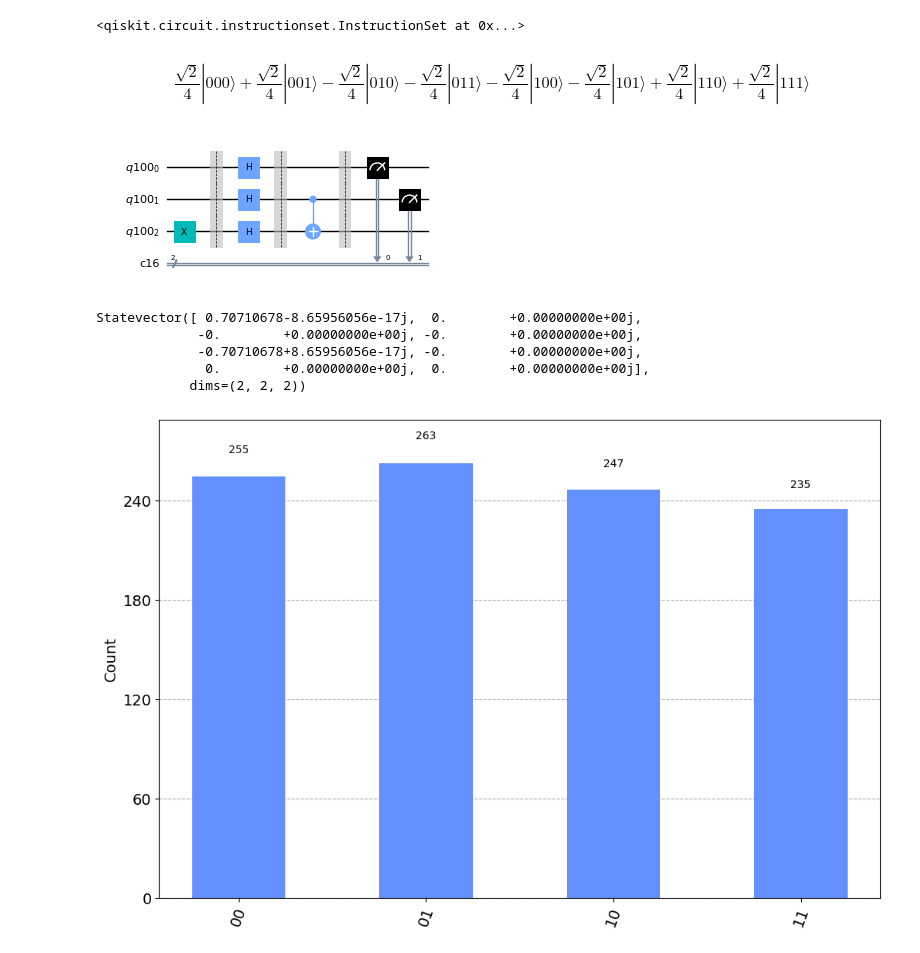
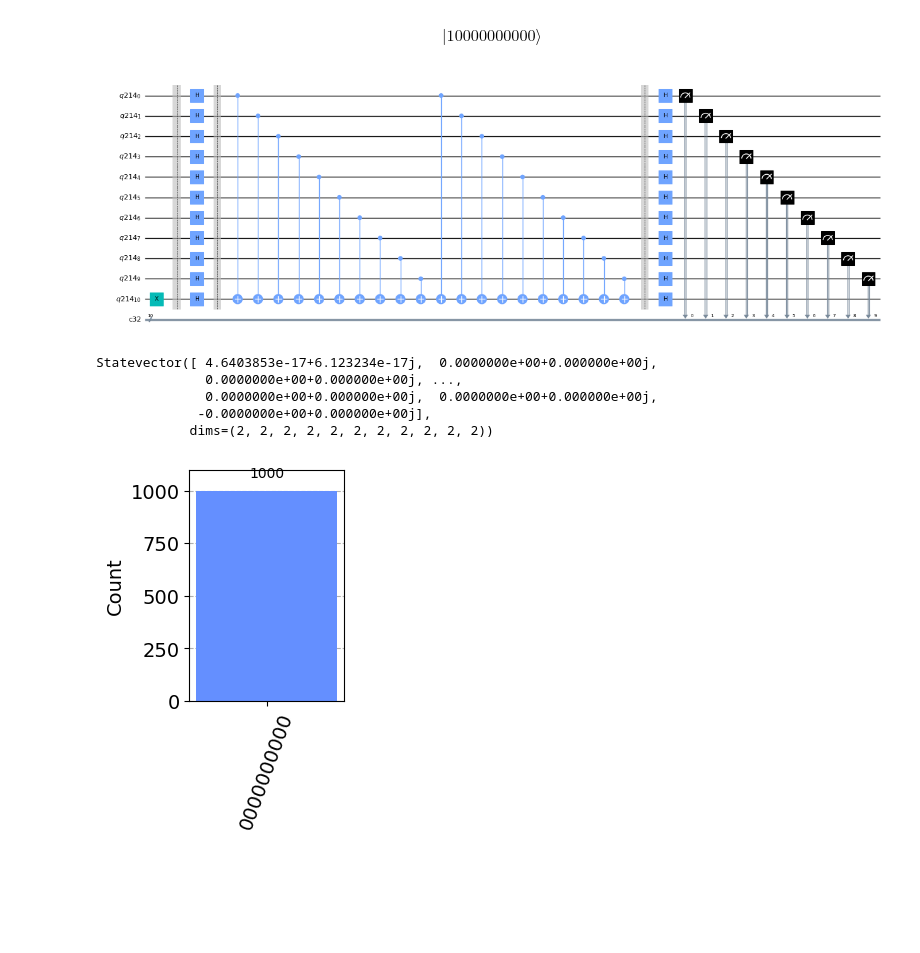
Before and after one commit to vadhri/quantum-notebook, a Jupyter notebook: qiskit/Quantum Algorithms/Deutsz-Josza /DJ-MultiQubit.ipynb, the cells around one changed output. Drawn from its saved outputs; the diff is of its cells as text; code cells hidden in the pictures; blank space fills up the shorter version.

```diff
--- a/qiskit/Quantum Algorithms/Deutsz-Josza /DJ-MultiQubit.ipynb
+++ b/qiskit/Quantum Algorithms/Deutsz-Josza /DJ-MultiQubit.ipynb
@@ -4,7 +8,7 @@ from qiskit.quantum_info import Statevector
 from qiskit.visualization import plot_histogram
 import numpy as np
 # %%
-N = 2
+N = 10
 
 QREG = QuantumRegister(N+1)
 CREG = ClassicalRegister(N)
@@ -19,39 +23,39 @@ for i in range(N+1):
 
 QC.barrier()
 
-# for i in range(N):
-#     QC.cx(i,N)
+oracleType = "constant"
+# oracleType = "balanced"
+oracleValue = 1
 
-oracleType = 1
-oracleValue = 1
-a = np.random.randint(1,2**N)
 
-if oracleType == 0:#If the oracleType is "0", the oracle returns oracleValue for all input.
+if oracleType == "constant":
     if oracleValue == 1:
-        QC.x(QREG[N])
+        for i in range(N):
+            QC.cx(i,N)
+        for i in range(N):
+            QC.cx(i,N)
     else:
-        QC.iden(QREG[N])
-else: # Otherwise, it returns the inner product of the input with a (non-zero bitstring)
+        QC.id(QREG[N])
+else:
     for i in range(N):
+        a = np.random.randint(1,2**N)
         if (a & (1 << i)):
             QC.cx(QREG[i], QREG[N])
 
 QC.barrier()
 
-# for i in range(N+1):
-#     QC.h(i)
+for i in range(N+1):
+    QC.h(i)
-# %% [output]
-<qiskit.circuit.instructionset.InstructionSet at 0x...>
 # %%
 state = Statevector(QC)
 state.draw(output="latex", )
 # %% [output]
-$$\frac{\sqrt{2}}{4} |000\rangle+\frac{\sqrt{2}}{4} |001\rangle- \frac{\sqrt{2}}{4} |010\rangle- \frac{\sqrt{2}}{4} |011\rangle- \frac{\sqrt{2}}{4} |100\rangle- \frac{\sqrt{2}}{4} |101\rangle+\frac{\sqrt{2}}{4} |110\rangle+\frac{\sqrt{2}}{4} |111\rangle$$
+$$ |10000000000\rangle$$
 # %%
 QC.measure(range(N), range(N))
-QC.draw(output="mpl", scale=0.5)
+QC.draw(output="mpl", scale=0.5, fold=100)
 # %% [output]
-[figure, old version]
+[figure, new version]
 # %%
 backend = Aer.get_backend('aer_simulator')  # Tell Qiskit how to simulate our circuit
 
@@ -59,11 +63,11 @@ QC.save_statevector()   # Tell simulator to save statevector
 result = backend.run(transpile(QC, backend), shots=1000).result()
 out_state = result.get_statevector()
 print(out_state) # Display the output state vector
-plot_histogram(result.get_counts(), figsize=(12,8))
+plot_histogram(result.get_counts(), figsize=(2,3))
 # %% [output]
-Statevector([ 0.70710678-8.65956056e-17j,  0.        +0.00000000e+00j,
-             -0.        +0.00000000e+00j, -0.        +0.00000000e+00j,
-             -0.70710678+8.65956056e-17j, -0.        +0.00000000e+00j,
-              0.        +0.00000000e+00j,  0.        +0.00000000e+00j],
-            dims=(2, 2, 2))
+Statevector([ 4.6403853e-17+6.123234e-17j,  0.0000000e+00+0.000000e+00j,
+              0.0000000e+00+0.000000e+00j, ...,
+              0.0000000e+00+0.000000e+00j,  0.0000000e+00+0.000000e+00j,
+             -0.0000000e+00+0.000000e+00j],
+            dims=(2, 2, 2, 2, 2, 2, 2, 2, 2, 2, 2))
-[figure, old version]
+[figure, new version]
```
Also changed, not shown: parts of 1 cell of this notebook, 14 other files.
